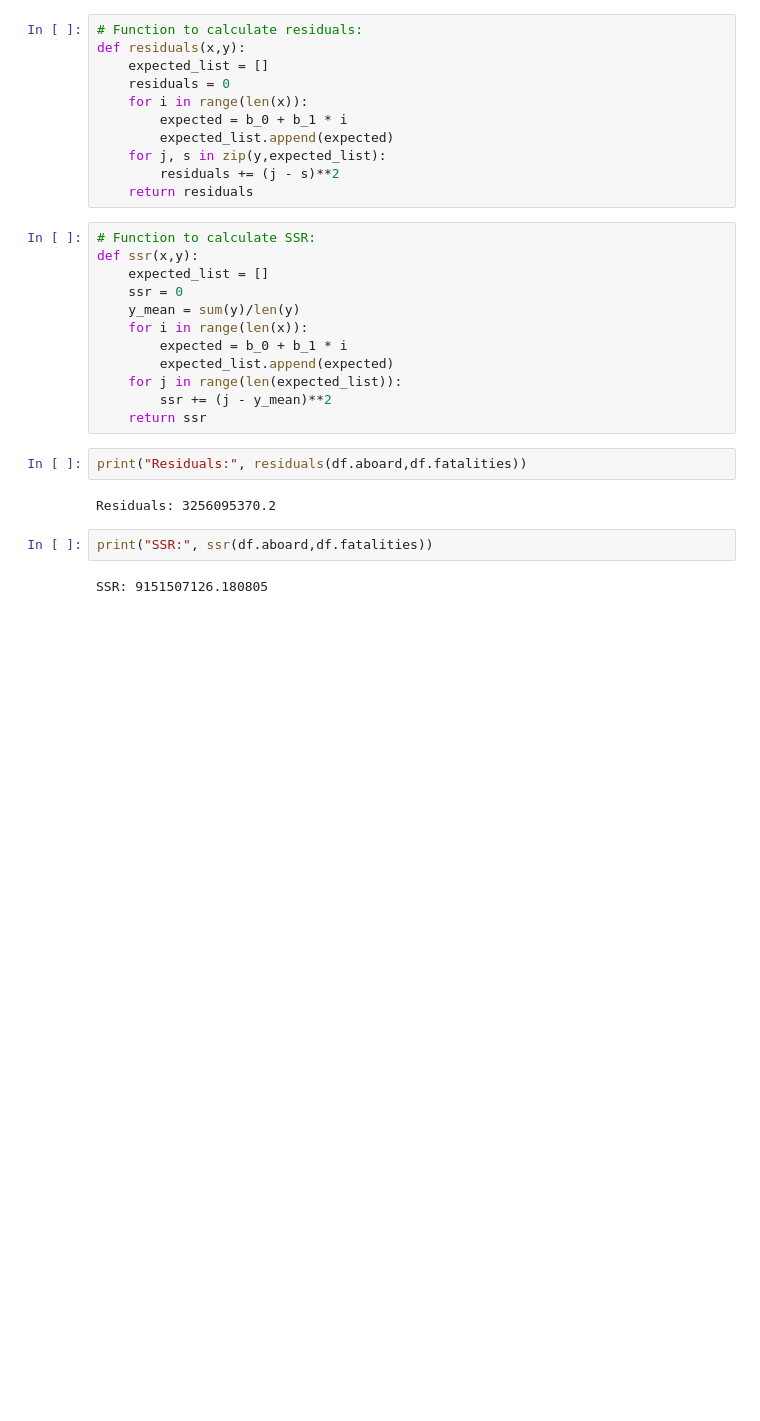
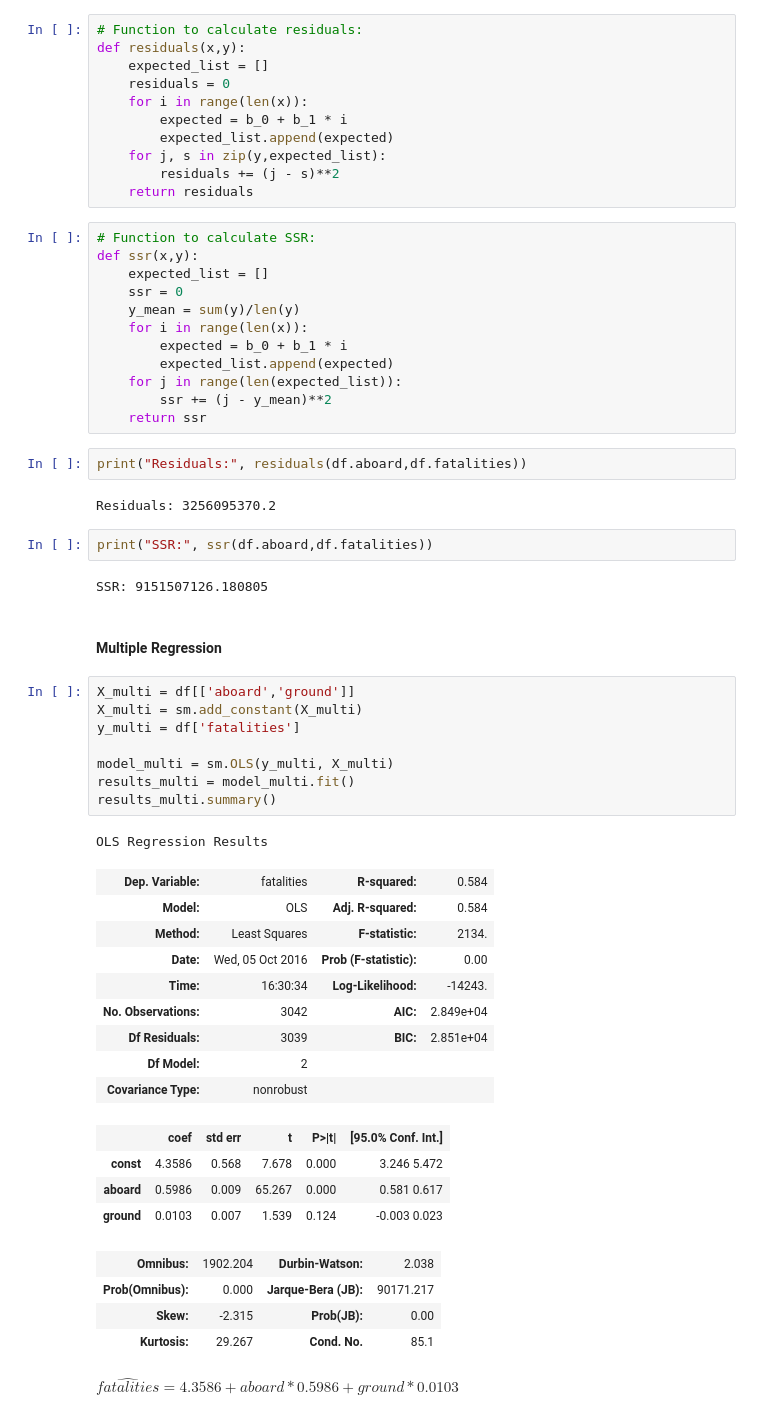
Before and after one commit to carlespoles/DSCI6002-student, a Jupyter notebook: week5/5-1_Review/DSCI6002-Final-CarlesPolesMielgo.ipynb, the cells around one changed output. Saved outputs shown, nothing was run; the diff lists cells and outputs as text; blank space fills up the shorter version.

```diff
--- a/week5/5-1_Review/DSCI6002-Final-CarlesPolesMielgo.ipynb
+++ b/week5/5-1_Review/DSCI6002-Final-CarlesPolesMielgo.ipynb
@@ -450,3 +491,34 @@ Residuals: 3256095370.2
 print("SSR:", ssr(df.aboard,df.fatalities))
 # %% [output]
 SSR: 9151507126.180805
+# %% [markdown]
+#### Multiple Regression
+# %%
+X_multi = df[['aboard','ground']]
+X_multi = sm.add_constant(X_multi)
+y_multi = df['fatalities']
+
+model_multi = sm.OLS(y_multi, X_multi)
+results_multi = model_multi.fit()
+results_multi.summary()
+# %% [output]
+OLS Regression Results
+| Dep. Variable: | fatalities | R-squared: | 0.584 |
+| Model: | OLS | Adj. R-squared: | 0.584 |
+| Method: | Least Squares | F-statistic: | 2134. |
+| Date: | Wed, 05 Oct 2016 | Prob (F-statistic): | 0.00 |
+| Time: | 16:30:34 | Log-Likelihood: | -14243. |
+| No. Observations: | 3042 | AIC: | 2.849e+04 |
+| Df Residuals: | 3039 | BIC: | 2.851e+04 |
+| Df Model: | 2 |  |  |
+| Covariance Type: | nonrobust |  |  |
+|  | coef | std err | t | P>|t| | [95.0% Conf. Int.] |
+| const | 4.3586 | 0.568 | 7.678 | 0.000 | 3.246 5.472 |
+| aboard | 0.5986 | 0.009 | 65.267 | 0.000 | 0.581 0.617 |
+| ground | 0.0103 | 0.007 | 1.539 | 0.124 | -0.003 0.023 |
+| Omnibus: | 1902.204 | Durbin-Watson: | 2.038 |
+| Prob(Omnibus): | 0.000 | Jarque-Bera (JB): | 90171.217 |
+| Skew: | -2.315 | Prob(JB): | 0.00 |
+| Kurtosis: | 29.267 | Cond. No. | 85.1 |
+# %% [markdown]
+$\hat{fatalities} = 4.3586 + aboard * 0.5986 + ground * 0.0103$
```
Also changed, not shown: parts of 9 cells of this notebook.
